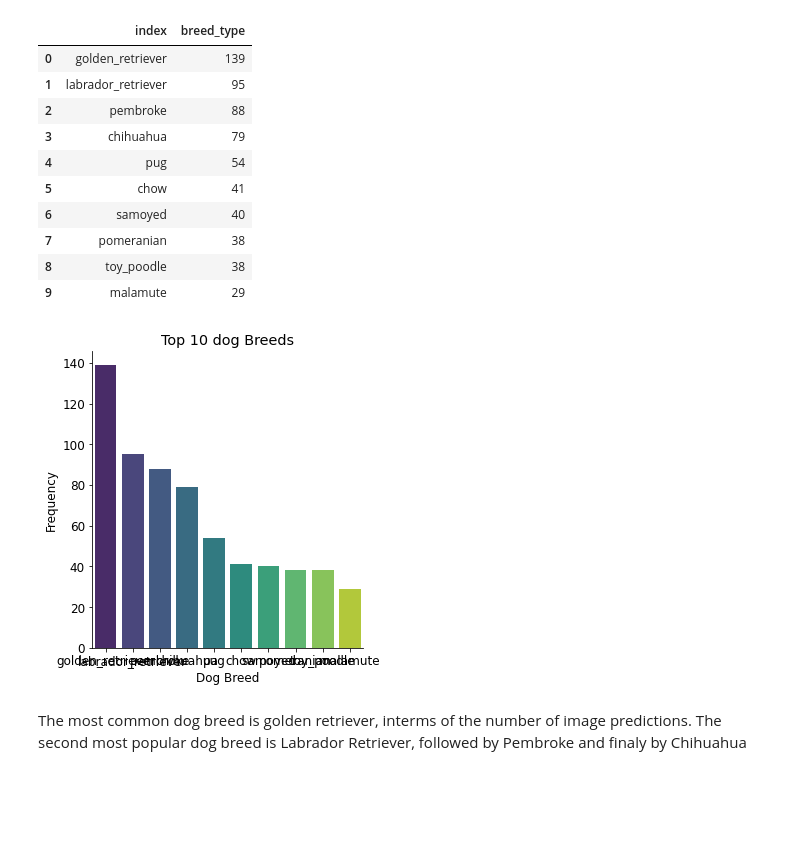
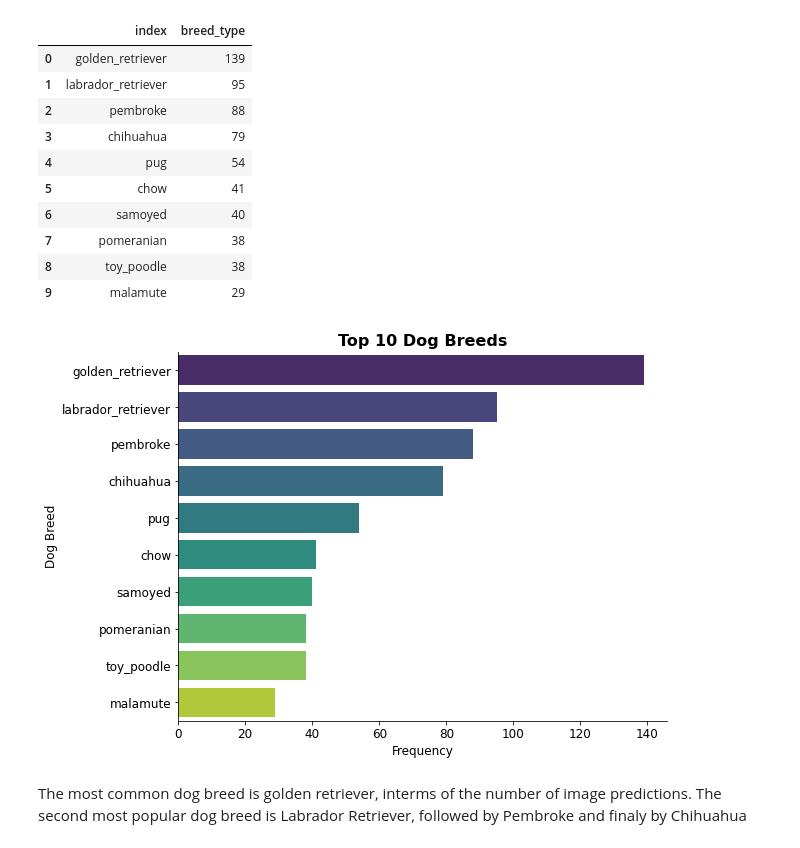
Before and after one commit to Daviedavie100/Data_wrangling-and-Analysis, a Jupyter notebook: wrangle_act.ipynb, the cells around one changed output. Drawn from its saved outputs; the diff is of its cells as text; code cells hidden in the pictures; blank space fills up the shorter version.

```diff
--- a/wrangle_act.ipynb
+++ b/wrangle_act.ipynb
@@ -1317,17 +1316,32 @@ breed[breed>27].reset_index()
 | 7 | pomeranian | 38 |
 | 8 | toy_poodle | 38 |
 | 9 | malamute | 29 |
-# %%
-plt.rcParams["figure.figsize"] = [8, 10]
-# plot bar graph
-
-sb.catplot(data=breed[breed>27].reset_index(), kind='bar', x='index', y='breed_type', palette='viridis')
-
-plt.title('Top 10 dog Breeds')
-plt.xlabel('Dog Breed')
-plt.ylabel('Frequency')
-plt.show()
-# %% [output]
-[figure, removed]
+# %%
+plt.rcParams["figure.figsize"] = [8, 6]
+
+# Filter and reset index
+filtered_breed = breed[breed > 27].reset_index()
+filtered_breed.columns = ['index', 'breed_type']  # Ensure proper column names
+
+# Create the barplot
+catplot = sb.catplot(
+    data=filtered_breed,
+    kind='bar',
+    y='index',
+    x='breed_type',
+    palette='viridis',
+    height=6,  # Adjust height of the plot
+    aspect=1.5  # Adjust aspect ratio
+)
+
+# Add title and labels
+catplot.ax.set_title('Top 10 Dog Breeds', fontsize=16, fontweight='bold')
+catplot.ax.set_xlabel('Frequency', fontsize=12)
+catplot.ax.set_ylabel('Dog Breed', fontsize=12)
+
+# Display the plot
+plt.show()
+# %% [output]
+[figure, added]
 # %% [markdown]
 The most common dog breed is golden retriever, interms of the number of image predictions. The second most popular dog breed is Labrador Retriever, followed by Pembroke and finaly by Chihuahua
```
Also changed, not shown: parts of 2 cells of this notebook.
